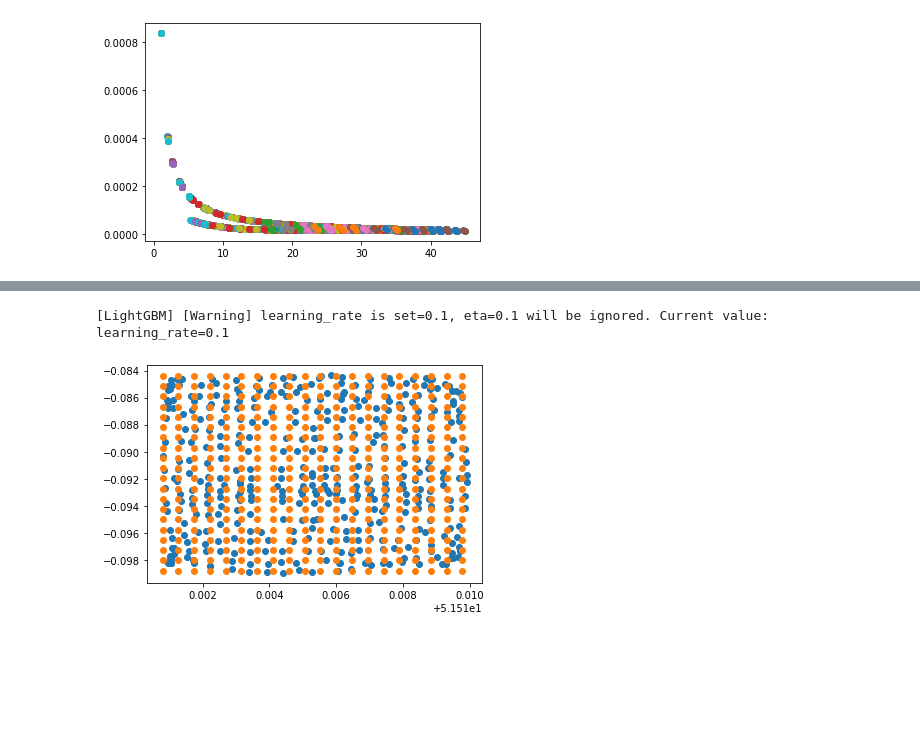
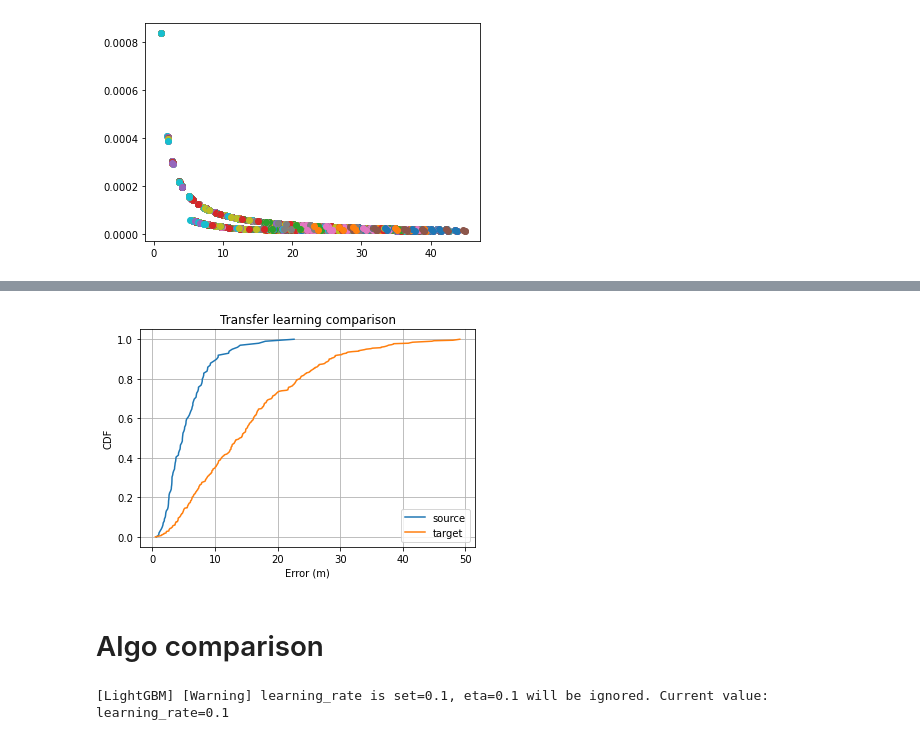
Before and after one commit to ukunliu/WSN_simulation, a Jupyter notebook: Simulation/transfer_learning.ipynb, the cells around one changed output, grey strips where cells are left out. Cells and saved outputs as stored; diff of their text form; code cells hidden in the pictures; blank space fills up the shorter version.

```diff
--- a/Simulation/transfer_learning.ipynb
+++ b/Simulation/transfer_learning.ipynb
@@ -120,0 +151,25 @@ Y_all_ld.shape, RX_all_ld.shape, cirs_ld.shape
+# %%
+ld_dist_err = dist_from_geo(loc_ld_pred, tx_test)
+# %%
+loc_pr_pred = find_x(RX_all_pr, dist_pr_pred)
+# %%
+pr_dist_err = dist_from_geo(loc_pr_pred, Y_all_pr)
+# %%
+def cdf_plot(data, ax=plt, label=None):
+    n = len(data)
+    x = np.arange(n) / (n-1)
+    y = np.sort(data)
+
+    ax.plot(y, x, label=label)
+# %%
+cdf_plot(ld_dist_err, label='source')
+cdf_plot(pr_dist_err, label='target')
+plt.title('Transfer learning comparison')
+plt.ylabel('CDF')
+plt.xlabel('Error (m)')
+plt.legend(loc='best')
+plt.grid()
+# %% [output]
+[figure, added]
+# %% [markdown]
+# Algo comparison
@@ -129,7 +184,0 @@ pr_pred = pf_ld.model_all[1].predict(X_pr)
-# %%
-plot_agent(pf_ld.model_all[1].predict(X_pr))
-plot_agent(Y_all_ld)
-# plot_agent(Y_all_pr)
-# plot_agent(Y_all_ld)
-# %% [output]
-[figure, removed]
```
Also changed, not shown: parts of 26 cells of this notebook, 3 other files.
